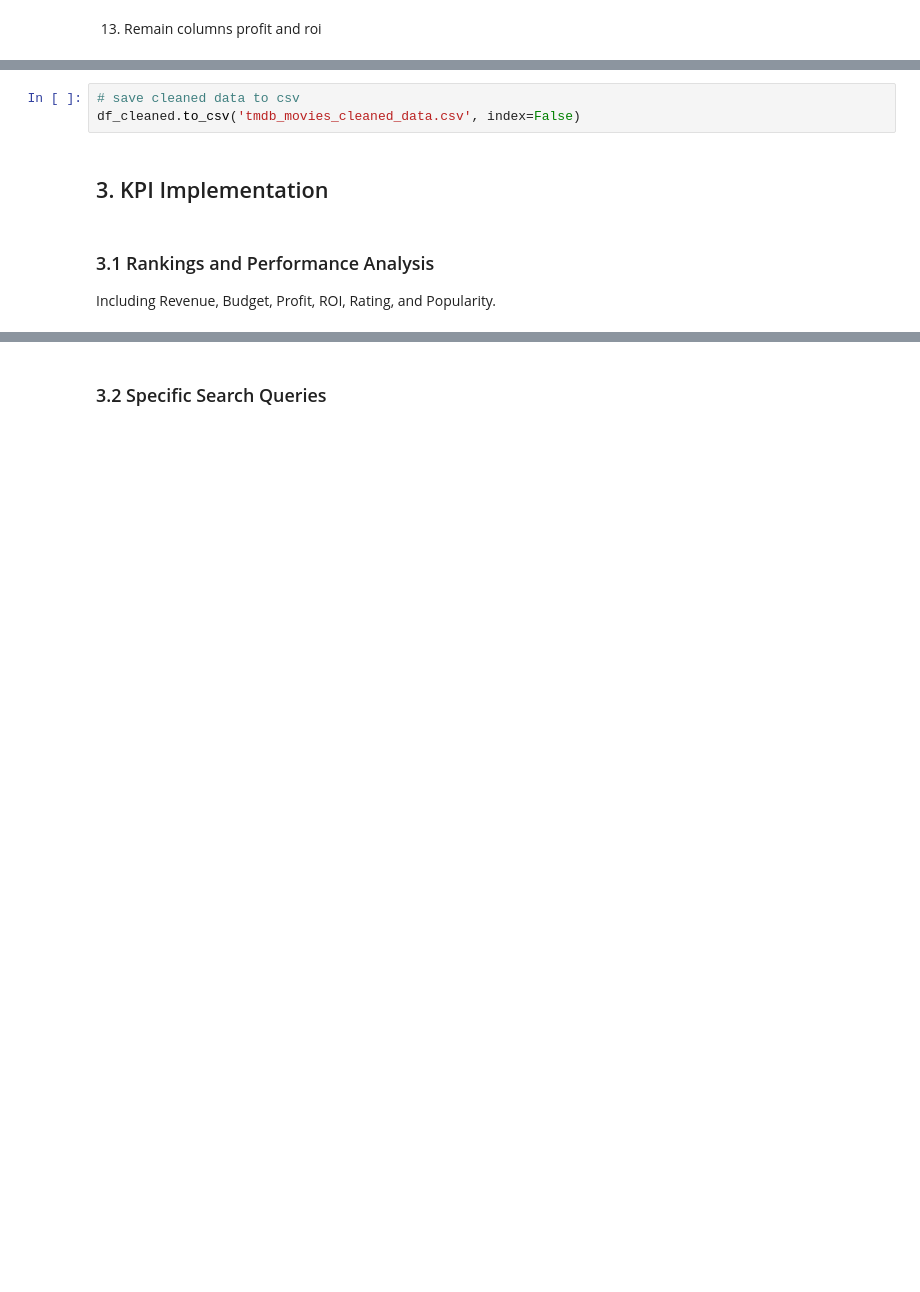
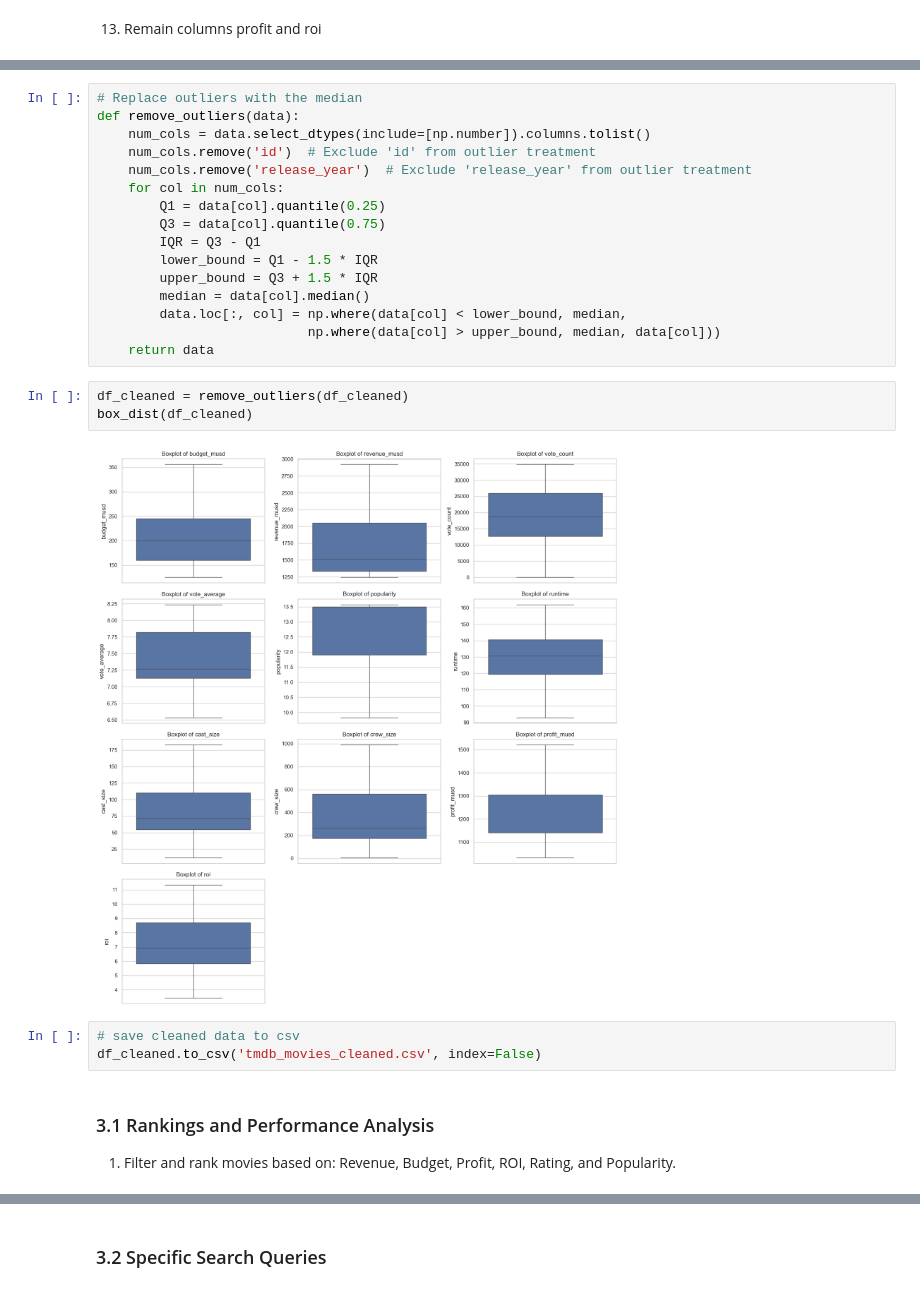
Before and after one commit to DE-E-K/DEM05, a Jupyter notebook: tmdb_analysis.ipynb, the cells around one changed output, grey strips where cells are left out. Cells and saved outputs as stored; diff of their text form; blank space fills up the shorter version.

```diff
--- a/tmdb_analysis.ipynb
+++ b/tmdb_analysis.ipynb
@@ -248,8 +334,27 @@ df_cleaned['roi'] = df_cleaned['profit'] / df_cleaned['budget_musd']
+# %%
+# Replace outliers with the median
+def remove_outliers(data):
+    num_cols = data.select_dtypes(include=[np.number]).columns.tolist()
+    num_cols.remove('id')  # Exclude 'id' from outlier treatment
+    num_cols.remove('release_year')  # Exclude 'release_year' from outlier treatment
+    for col in num_cols:
+        Q1 = data[col].quantile(0.25)
+        Q3 = data[col].quantile(0.75)
+        IQR = Q3 - Q1
+        lower_bound = Q1 - 1.5 * IQR
+        upper_bound = Q3 + 1.5 * IQR
+        median = data[col].median()
+        data.loc[:, col] = np.where(data[col] < lower_bound, median,
+                           np.where(data[col] > upper_bound, median, data[col]))
+    return data
+# %%
+df_cleaned = remove_outliers(df_cleaned)
+box_dist(df_cleaned)
+# %% [output]
+[figure, added]
 # %%
 # save cleaned data to csv
-df_cleaned.to_csv('tmdb_movies_cleaned_data.csv', index=False)
+df_cleaned.to_csv('tmdb_movies_cleaned.csv', index=False)
-# %% [markdown]
-## 3. KPI Implementation
 # %% [markdown]
 ### 3.1 Rankings and Performance Analysis
-Including Revenue, Budget, Profit, ROI, Rating, and Popularity.
+1. Filter and rank movies based on: Revenue, Budget, Profit, ROI, Rating, and Popularity.
```
Also changed, not shown: parts of 33 cells of this notebook, 2 other files.
